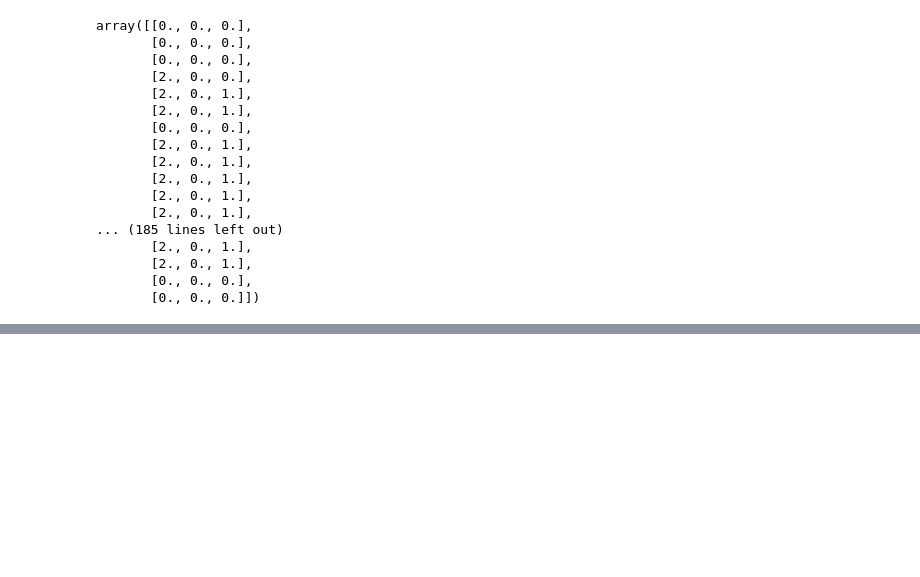
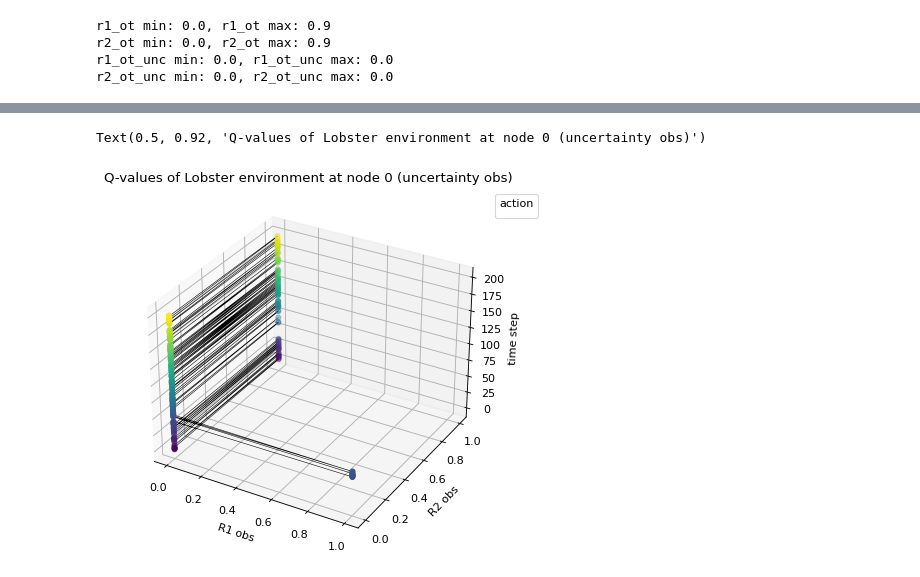
Before and after one commit to taodav/aux-inputs, a Jupyter notebook: analysis/lobster_visualization.ipynb, the cells around one changed output, grey strips where cells are left out. Cells and saved outputs as stored; diff of their text form; code cells hidden in the pictures; blank space fills up the shorter version.

Commit message:
first pass lobster viz

```diff
--- a/analysis/lobster_visualization.ipynb
+++ b/analysis/lobster_visualization.ipynb
@@ -11,4 +12,26 @@ loaded = load_info(results_fname)
 # %%
 obs_res = loaded['2']
 unc_res = loaded['2o']
+# %%
+# reduced_unc_obses = get_distilled_obs(unc_res['obs'][0])
+unc_obs = unc_res['obs']
+at_zero_unc = unc_obs[:, :, 0] == 1
+
+r1_ot_unc = unc_obs[:, :, 3]
+r2_ot_unc = unc_obs[:, :, 6]
+print(f"r1_ot min: {r1_ot_unc[at_zero_unc].min()}, r1_ot max: {r1_ot_unc[at_zero_unc].max()}")
+print(f"r2_ot min: {r2_ot_unc[at_zero_unc].min()}, r2_ot max: {r2_ot_unc[at_zero_unc].max()}")
+
+obs_obs = obs_res['obs']
+at_zero_obs = obs_obs[:, :, 0] == 1
+
+r1_ot_obs = obs_obs[:, :, 3]
+r2_ot_obs = obs_obs[:, :, 6]
+print(f"r1_ot_unc min: {r1_ot_obs[at_zero_obs].min()}, r1_ot_unc max: {r1_ot_obs[at_zero_obs].max()}")
+print(f"r2_ot_unc min: {r2_ot_obs[at_zero_obs].min()}, r2_ot_unc max: {r2_ot_obs[at_zero_obs].max()}")
+# %% [output]
+r1_ot min: 0.0, r1_ot max: 0.9
+r2_ot min: 0.0, r2_ot max: 0.9
+r1_ot_unc min: 0.0, r1_ot_unc max: 0.0
+r2_ot_unc min: 0.0, r2_ot_unc max: 0.0
 # %%
@@ -22,23 +45,3 @@ def get_distilled_obs(traj):
     ot2 = traj[:, 6]
     reduced_obses = np.stack([pos_traj, ot1, ot2], axis=-1)
     return reduced_obses
-# %%
-reduced_unc_obses =
-# %% [output]
-array([[0., 0., 0.],
-       [0., 0., 0.],
-       [0., 0., 0.],
-       [2., 0., 0.],
-       [2., 0., 1.],
-       [2., 0., 1.],
-       [0., 0., 0.],
-       [2., 0., 1.],
-       [2., 0., 1.],
-       [2., 0., 1.],
-       [2., 0., 1.],
-       [2., 0., 1.],
-... (185 lines left out)
-       [2., 0., 1.],
-       [2., 0., 1.],
-       [0., 0., 0.],
-       [0., 0., 0.]])
@@ -44,0 +53,26 @@ array([[0., 0., 0.],
+# %%
+
+fig = plt.figure(figsize=(8, 6), dpi=80)
+colors = (z/x.shape[0])[None, :]
+
+
+ax = fig.add_subplot(projection='3d')
+for i in range(1):
+    x = r1_ot_obs[i]
+    y = r2_ot_obs[i]
+    z = np.arange(x.shape[0])
+#     x = reduced_obs_obs[:, 1]
+#     y = reduced_obs_obs[:, 2]
+#     z = reduced_obs_obs[:, 0]
+
+    ax.scatter(x, y, z, c=z, cmap='viridis')
+    ax.plot3D(x, y, z, color="black", linewidth=0.5)
+
+
+ax.set_xlabel("R1 obs")
+ax.set_ylabel("R2 obs")
+ax.set_zlabel(f"time step")
+
+plt.legend(bbox_to_anchor=(1.00, 1), loc='upper left', title='action')
+ax.set_title("Q-values of Lobster environment at node 0 (uncertainty obs)")
+# %% [output]
@@ -44,0 +80,2 @@ array([[0., 0., 0.],
+Text(0.5, 0.92, 'Q-values of Lobster environment at node 0 (uncertainty obs)')
+[figure, added]
```
Also changed, not shown: parts of 12 cells of this notebook, 3 other files.
